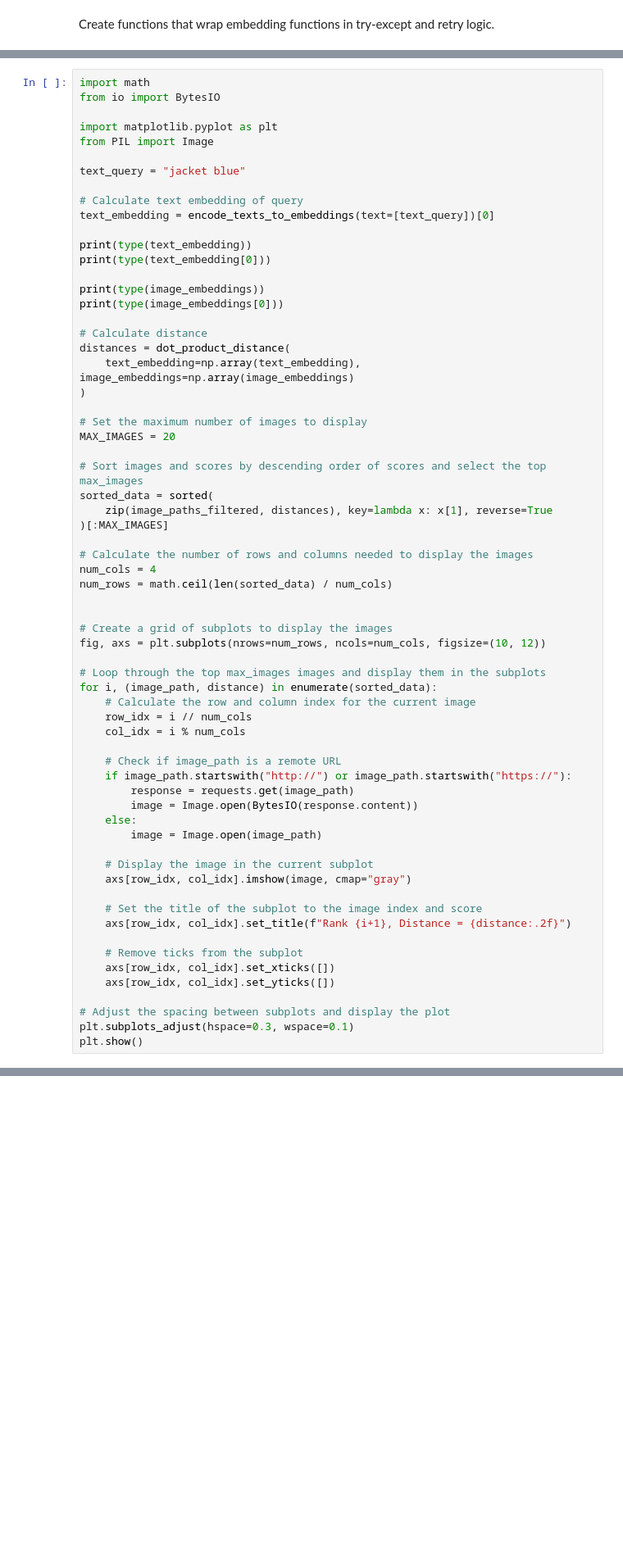
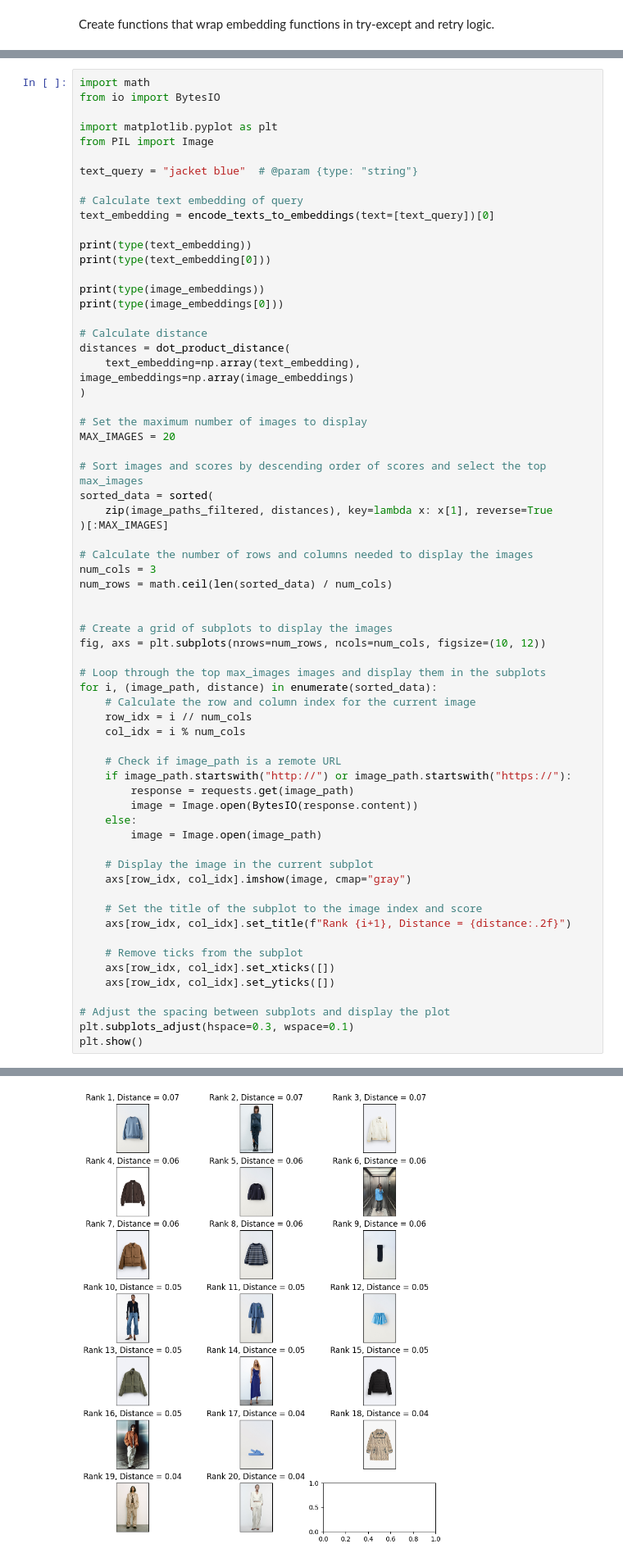
Before and after one commit to jairorodriguezarias/matching_engine_create_multimodal_embeddings, a Jupyter notebook: vector_search.ipynb, the cells around one changed output, grey strips where cells are left out. Shown at 82% size. Saved outputs shown, nothing was run; the diff lists cells and outputs as text; blank space fills up the shorter version.

```diff
--- a/vector_search.ipynb
+++ b/vector_search.ipynb
@@ -370,7 +380,7 @@ from io import BytesIO
 import matplotlib.pyplot as plt
 from PIL import Image
 
-text_query = "jacket blue"
+text_query = "jacket blue"  # @param {type: "string"}
 
 # Calculate text embedding of query
 text_embedding = encode_texts_to_embeddings(text=[text_query])[0]
@@ -395,7 +405,7 @@ sorted_data = sorted(
 )[:MAX_IMAGES]
 
 # Calculate the number of rows and columns needed to display the images
-num_cols = 4
+num_cols = 3
 num_rows = math.ceil(len(sorted_data) / num_cols)
 
 
@@ -434,0 +446 @@ NameError: ignored
+[figure, added]
```
Also changed, not shown: parts of 38 cells of this notebook.
